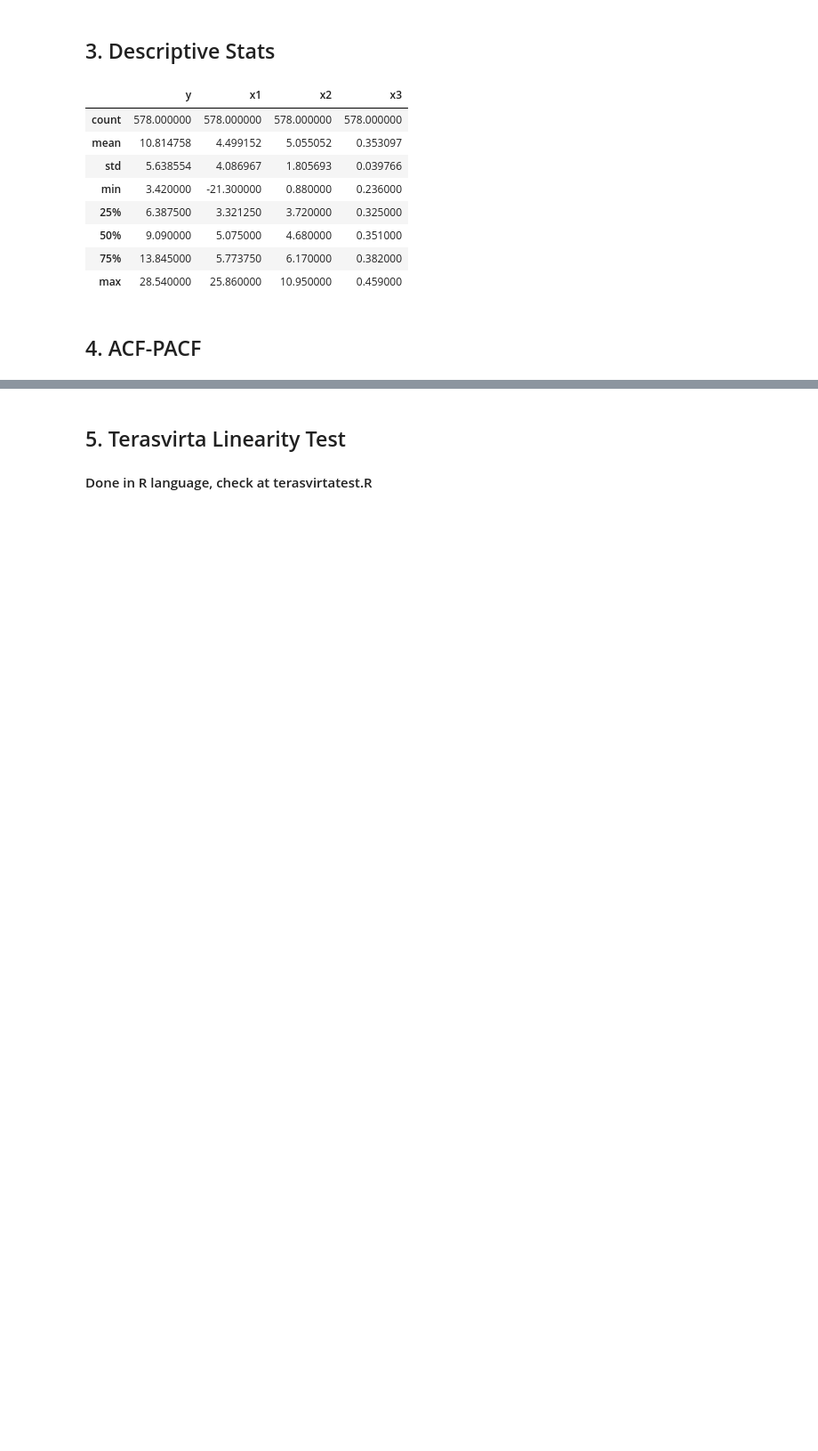
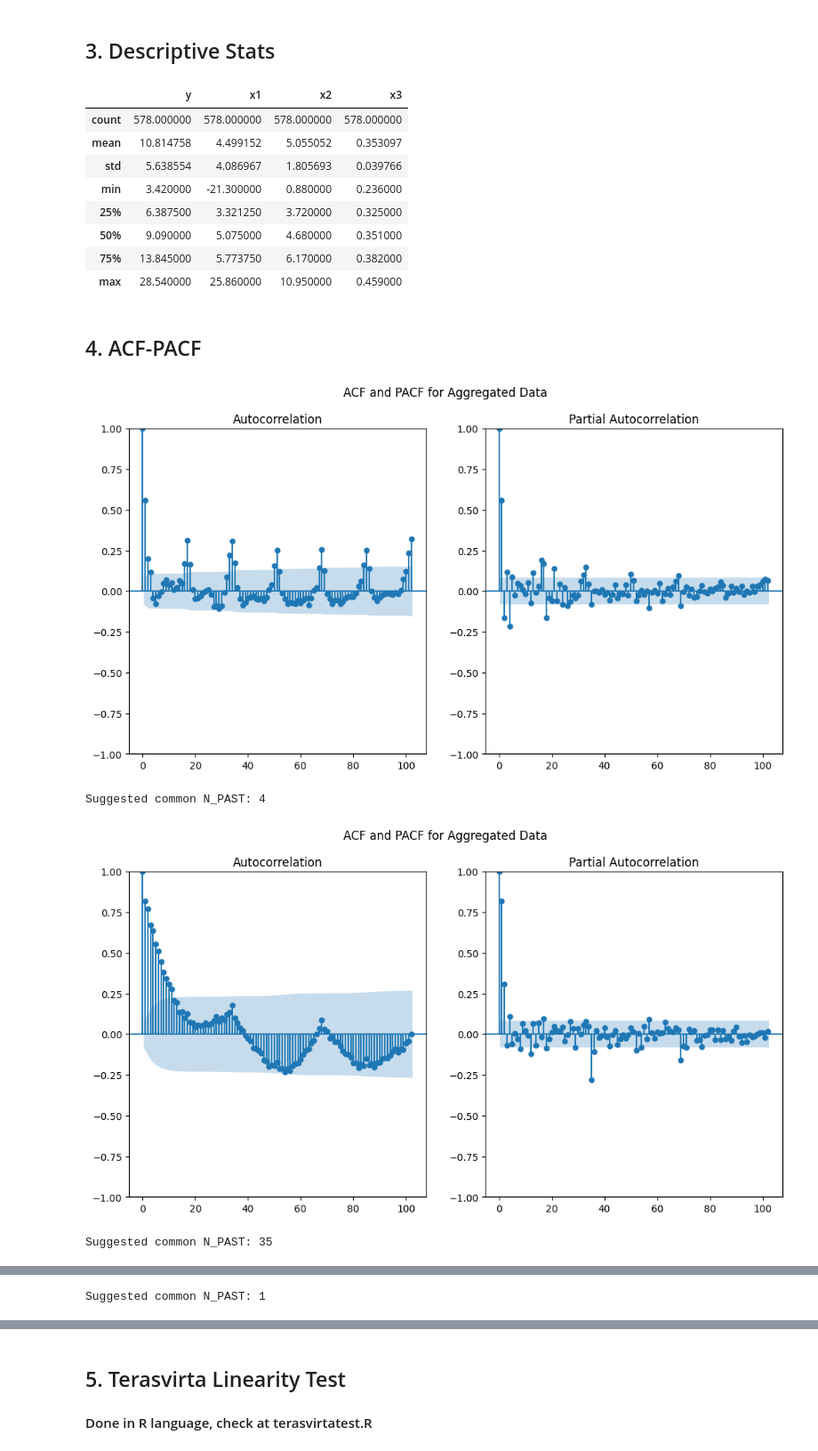
Before and after one commit to SherlockJr13/sherlock-final-project, a Jupyter notebook: main_model.ipynb, the cells around one changed output, grey strips where cells are left out. Shown: that part at 89% size. Drawn from its saved outputs; the diff is of its cells as text; code cells hidden in the pictures; blank space fills up the shorter version.

Commit message:
changing the acf-pacf method

```diff
--- a/main_model.ipynb
+++ b/main_model.ipynb
@@ -74,3 +76,37 @@ with pd.ExcelWriter('pooled_data.xlsx', engine='xlsxwriter') as writer:
     desc_stat.to_excel(writer, sheet_name='desc_stat')
 # %% [markdown]
 ## 4. ACF-PACF
+# %%
+# Plot ACF and PACF for the aggregated data
+def plot_acf_pacf(series, title):
+    plt.figure(figsize=(12, 6))
+    plt.suptitle(title)
+    plt.subplot(121)
+    plot_acf(series, ax=plt.gca(), lags=102)
+    plt.subplot(122)
+    plot_pacf(series, ax=plt.gca(), lags=102)
+    plt.show()
+
+# Function to determine significant lags based on PACF
+def significant_pacf_lags(series, threshold=0.2):
+    pacf_values = pacf(series, nlags=102)
+    significant_lags = np.where(np.abs(pacf_values) > threshold)[0]
+    return significant_lags[significant_lags != 0]
+
+def x_lag(aggregated_series):
+    plot_acf_pacf(aggregated_series, "ACF and PACF for Aggregated Data")
+    # Calculate significant lags for the aggregated data
+    significant_lags = significant_pacf_lags(aggregated_series)
+    # Determine a common N_PAST
+    common_n_past = max(significant_lags) if len(significant_lags) > 0 else 1
+
+    print("Suggested common N_PAST:", common_n_past)
+
+x_lag(data2_flat)
+x_lag(data3_flat)
+x_lag(data4_flat)
+# %% [output]
+[figure, added]
+Suggested common N_PAST: 4
+[figure, added]
+Suggested common N_PAST: 35
@@ -77,3 +114,4 @@ with pd.ExcelWriter('pooled_data.xlsx', engine='xlsxwriter') as writer:
+Suggested common N_PAST: 1
 # %%
 # Plot ACF
 plt.figure(figsize=(10, 6))
```
Also changed, not shown: parts of 10 cells of this notebook.
